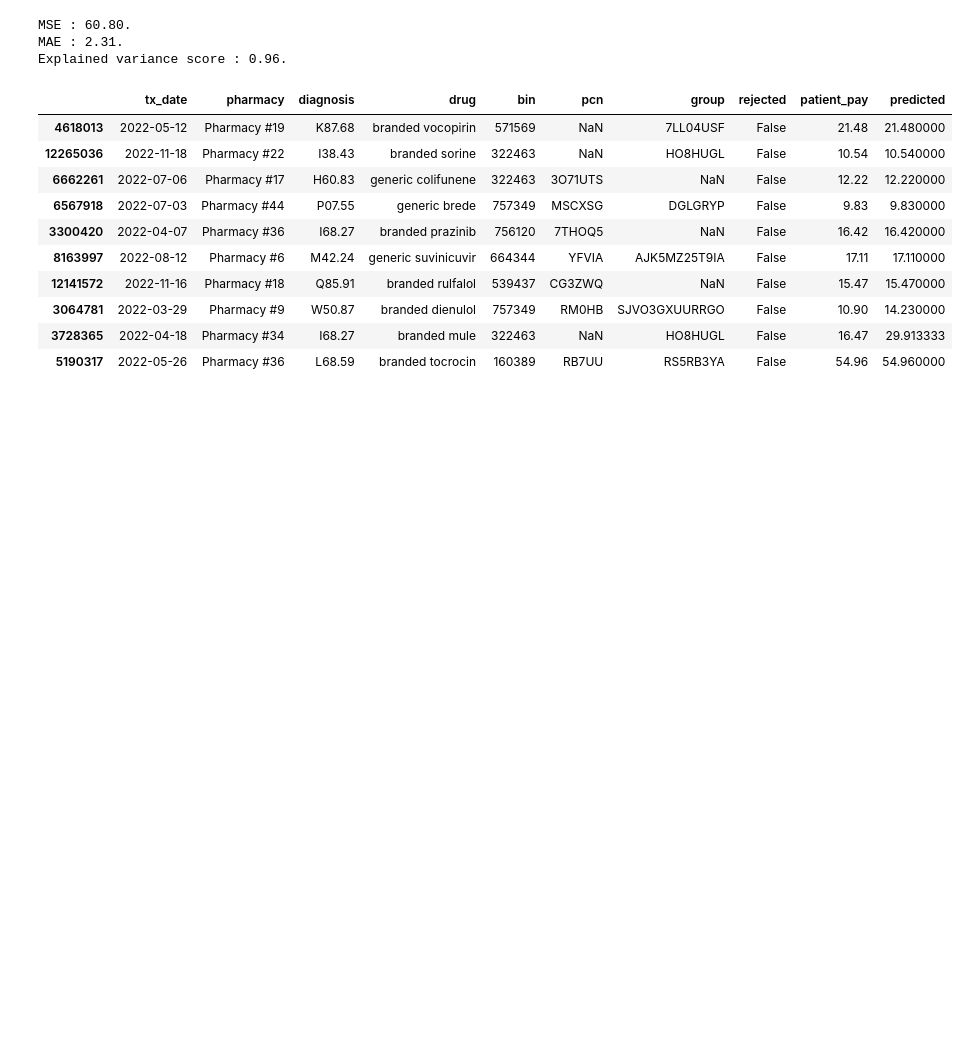
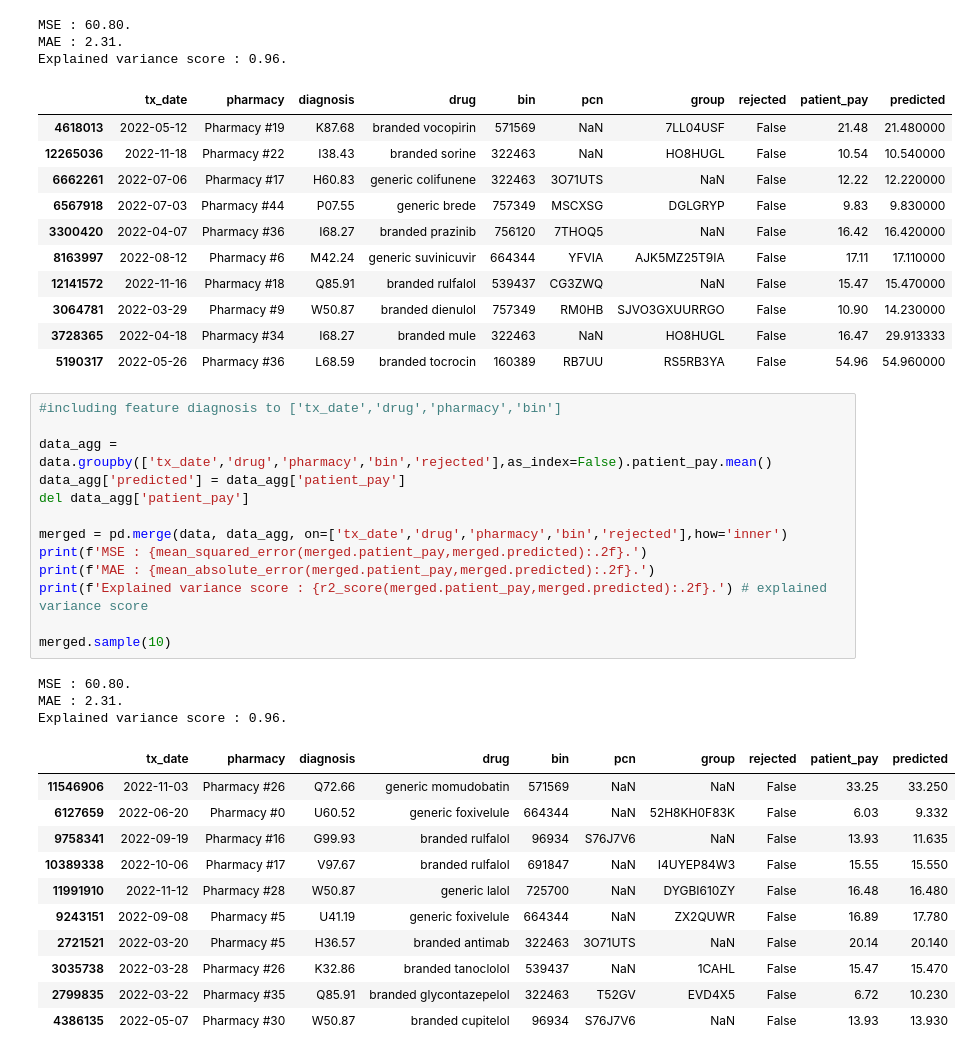
Before and after one commit to TeamPhoenix22/CMM_Challenge, a Jupyter notebook: CoverMyMeds.ipynb, the cells around one changed output. Cells and saved outputs as stored; diff of their text form; blank space fills up the shorter version.

```diff
--- a/CoverMyMeds.ipynb
+++ b/CoverMyMeds.ipynb
@@ -190,3 +190,31 @@ Explained variance score : 0.96.
 | 3064781 | 2022-03-29 | Pharmacy #9 | W50.87 | branded dienulol | 757349 | RM0HB | SJVO3GXUURRGO | False | 10.90 | 14.230000 |
 | 3728365 | 2022-04-18 | Pharmacy #34 | I68.27 | branded mule | 322463 | NaN | HO8HUGL | False | 16.47 | 29.913333 |
 | 5190317 | 2022-05-26 | Pharmacy #36 | L68.59 | branded tocrocin | 160389 | RB7UU | RS5RB3YA | False | 54.96 | 54.960000 |
+# %%
+#including feature diagnosis to ['tx_date','drug','pharmacy','bin']
+
+data_agg = data.groupby(['tx_date','drug','pharmacy','bin','rejected'],as_index=False).patient_pay.mean()
+data_agg['predicted'] = data_agg['patient_pay']
+del data_agg['patient_pay']
+
+merged = pd.merge(data, data_agg, on=['tx_date','drug','pharmacy','bin','rejected'],how='inner')
+print(f'MSE : {mean_squared_error(merged.patient_pay,merged.predicted):.2f}.')
+print(f'MAE : {mean_absolute_error(merged.patient_pay,merged.predicted):.2f}.')
+print(f'Explained variance score : {r2_score(merged.patient_pay,merged.predicted):.2f}.') # explained variance score
+
+merged.sample(10)
+# %% [output]
+MSE : 60.80.
+MAE : 2.31.
+Explained variance score : 0.96.
+|  | tx_date | pharmacy | diagnosis | drug | bin | pcn | group | rejected | patient_pay | predicted |
+| 11546906 | 2022-11-03 | Pharmacy #26 | Q72.66 | generic momudobatin | 571569 | NaN | NaN | False | 33.25 | 33.250 |
+| 6127659 | 2022-06-20 | Pharmacy #0 | U60.52 | generic foxivelule | 664344 | NaN | 52H8KH0F83K | False | 6.03 | 9.332 |
+| 9758341 | 2022-09-19 | Pharmacy #16 | G99.93 | branded rulfalol | 96934 | S76J7V6 | NaN | False | 13.93 | 11.635 |
+| 10389338 | 2022-10-06 | Pharmacy #17 | V97.67 | branded rulfalol | 691847 | NaN | I4UYEP84W3 | False | 15.55 | 15.550 |
+| 11991910 | 2022-11-12 | Pharmacy #28 | W50.87 | generic lalol | 725700 | NaN | DYGBI610ZY | False | 16.48 | 16.480 |
+| 9243151 | 2022-09-08 | Pharmacy #5 | U41.19 | generic foxivelule | 664344 | NaN | ZX2QUWR | False | 16.89 | 17.780 |
+| 2721521 | 2022-03-20 | Pharmacy #5 | H36.57 | branded antimab | 322463 | 3O71UTS | NaN | False | 20.14 | 20.140 |
+| 3035738 | 2022-03-28 | Pharmacy #26 | K32.86 | branded tanoclolol | 539437 | NaN | 1CAHL | False | 15.47 | 15.470 |
+| 2799835 | 2022-03-22 | Pharmacy #35 | Q85.91 | branded glycontazepelol | 322463 | T52GV | EVD4X5 | False | 6.72 | 10.230 |
+| 4386135 | 2022-05-07 | Pharmacy #30 | W50.87 | branded cupitelol | 96934 | S76J7V6 | NaN | False | 13.93 | 13.930 |
```
Also changed, not shown: parts of 6 cells of this notebook.
